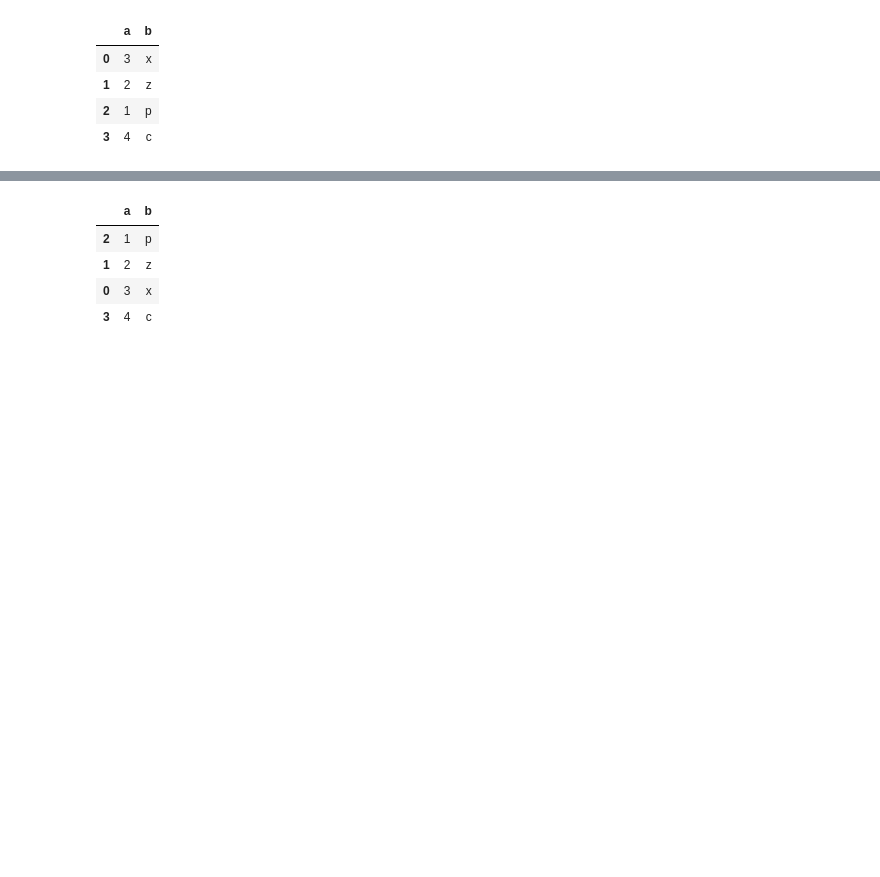
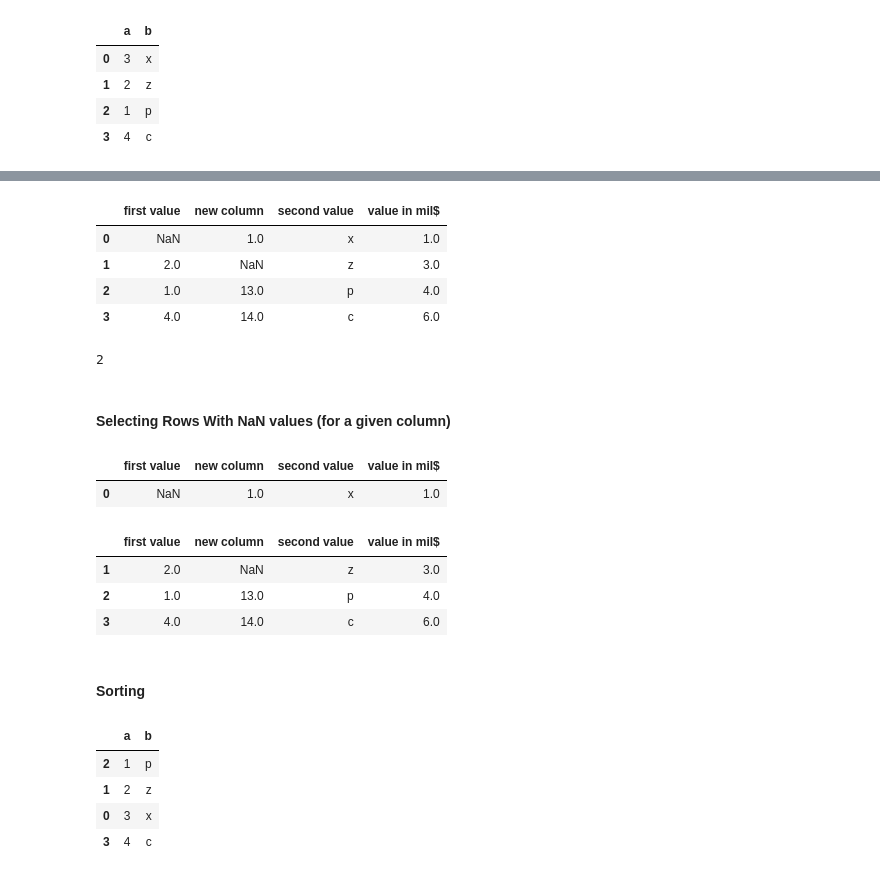
Before and after one commit to mayankkaizen/jupyter-notebooks, a Jupyter notebook: My_Pandas.ipynb, the cells around one changed output, grey strips where cells are left out. Cells and saved outputs as stored; diff of their text form; code cells hidden in the pictures; blank space fills up the shorter version.

```diff
--- a/My_Pandas.ipynb
+++ b/My_Pandas.ipynb
@@ -156,0 +226,3 @@ b
+# %%
+b['first value'][0] = np.nan
+b['new column'][1] = np.nan
@@ -157,3 +237,33 @@ b
+# %%
+b
+# %% [output]
+|  | first value | new column | second value | value in mil$ |
+| 0 | NaN | 1.0 | x | 1.0 |
+| 1 | 2.0 | NaN | z | 3.0 |
+| 2 | 1.0 | 13.0 | p | 4.0 |
+| 3 | 4.0 | 14.0 | c | 6.0 |
+# %%
+nans = b.shape[0] - b.dropna().shape[0]
+nans
+# %% [output]
+2
+# %% [markdown]
+#### Selecting Rows With NaN values (for a given column)
+# %%
+b[b['first value'].isnull()]
+# %% [output]
+|  | first value | new column | second value | value in mil$ |
+| 0 | NaN | 1.0 | x | 1.0 |
+# %%
+#selecting rows for a given column where values are not NaN
+b[b['first value'].notnull()]
+# %% [output]
+|  | first value | new column | second value | value in mil$ |
+| 1 | 2.0 | NaN | z | 3.0 |
+| 2 | 1.0 | 13.0 | p | 4.0 |
+| 3 | 4.0 | 14.0 | c | 6.0 |
+# %% [markdown]
+#### Sorting
 # %%
 b.sort_values('a') #sort values by column 'a'
 # %% [output]
```
Also changed, not shown: parts of 13 cells of this notebook, 5 other files.
